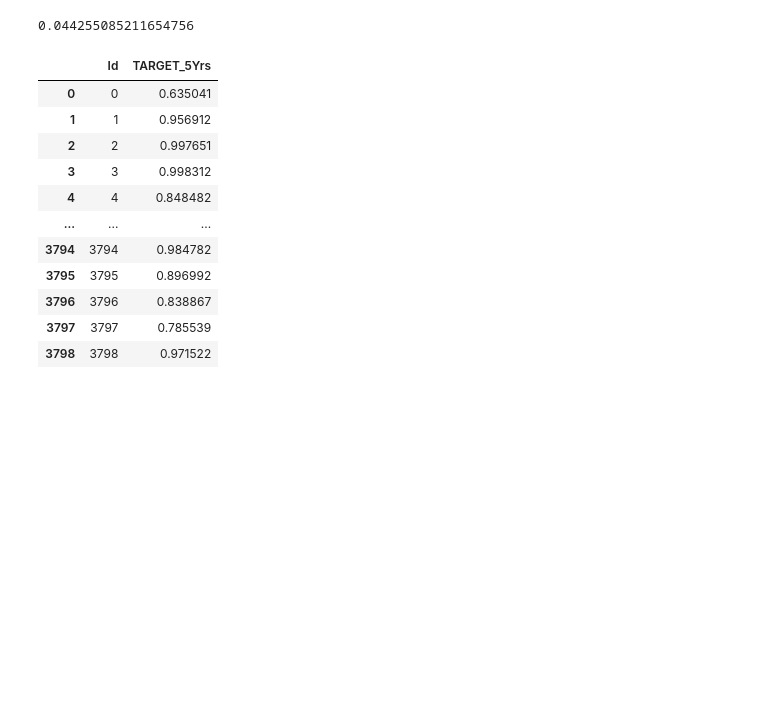
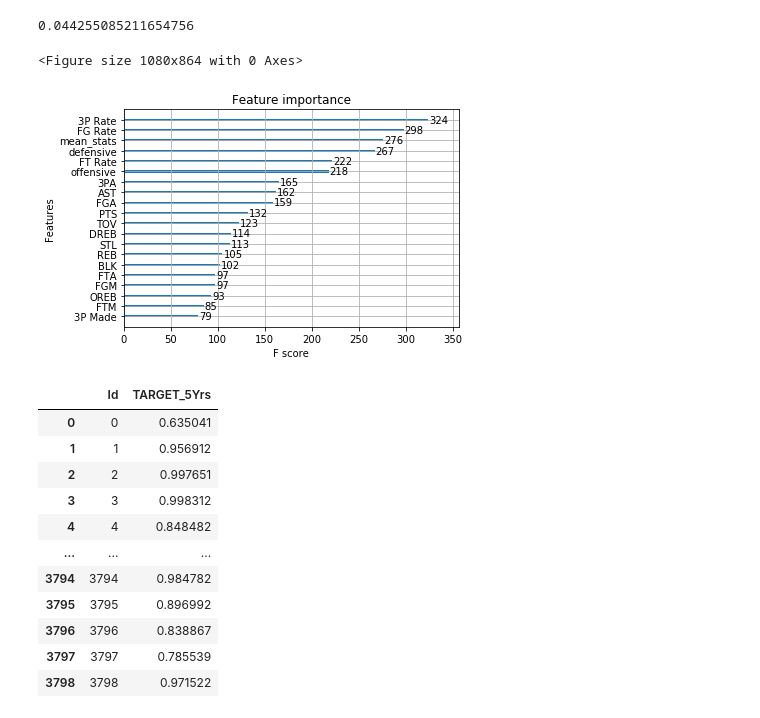
Before and after one commit to Reasmey/adsi_group2leftfeet, a Jupyter notebook: notebooks/EDA_features.ipynb, the cells around one changed output. Cells and saved outputs as stored; diff of their text form; code cells hidden in the pictures; blank space fills up the shorter version.

```diff
--- a/notebooks/EDA_features.ipynb
+++ b/notebooks/EDA_features.ipynb
@@ -890,6 +890,14 @@ print(np.asarray((unique_elements, counts_elements)))
 161/3638
 # %% [output]
 0.044255085211654756
+# %%
+plt.figure(figsize = (15,12))
+plot_importance(model_small)
+
+plt.show()
+# %% [output]
+<Figure size 1080x864 with 0 Axes>
+[figure, added]
 # %%
 from src.features.helper_functions import create_output
 # %%
```
Also changed, not shown: parts of 1 cell of this notebook, 1 other file.
